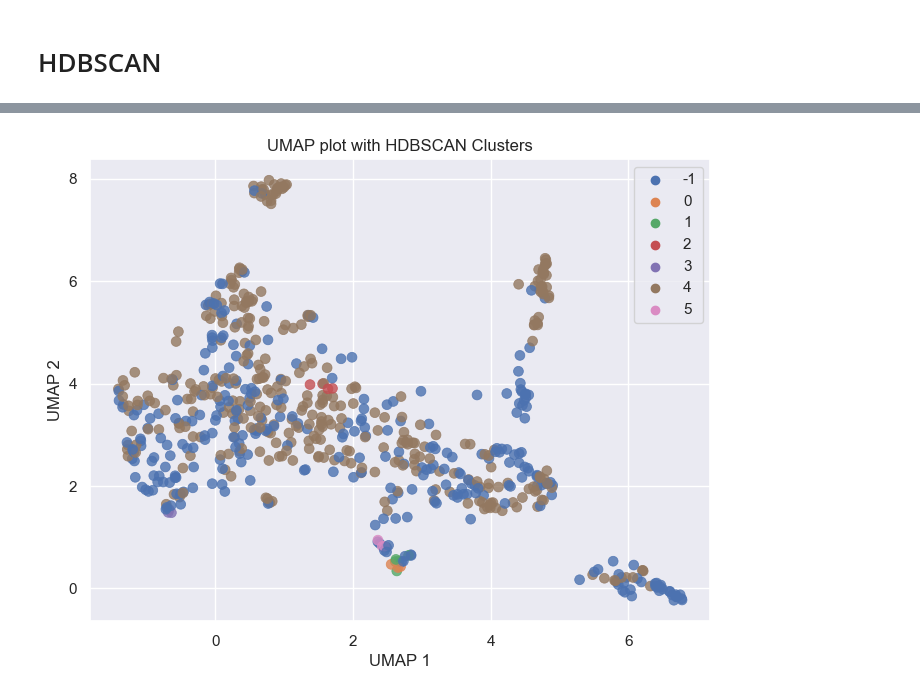
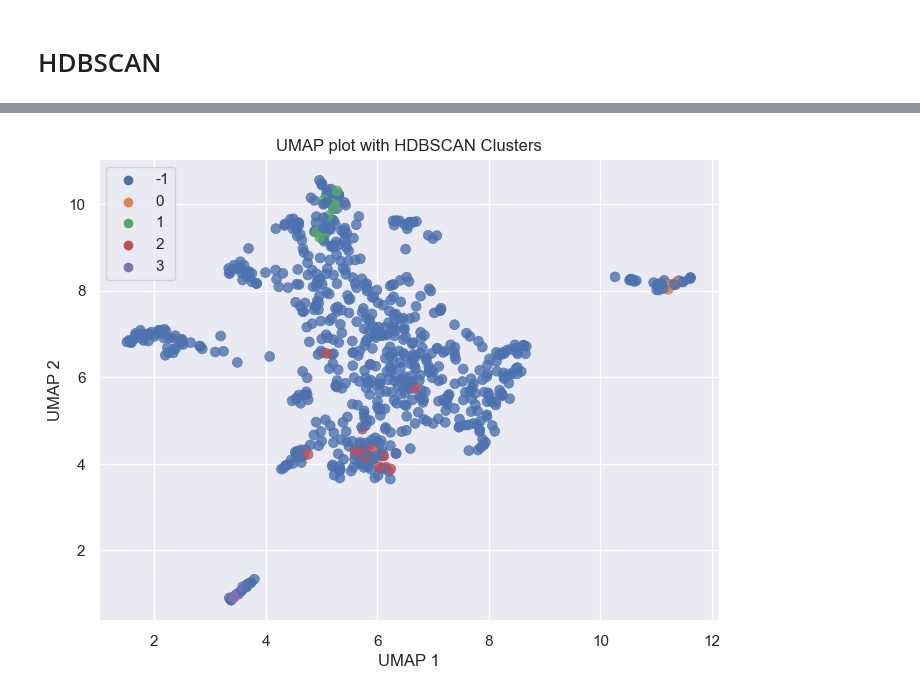
Before and after one commit to AkashRinge/Hierarchical-Risk-Parity, a Jupyter notebook: Portfolio_Construction_with_HRP.ipynb, the cells around one changed output, grey strips where cells are left out. Cells and saved outputs as stored; diff of their text form; code cells hidden in the pictures.

Commit message:
Added clusters in HDBSCAN

```diff
--- a/Portfolio_Construction_with_HRP.ipynb
+++ b/Portfolio_Construction_with_HRP.ipynb
@@ -272,11 +273,11 @@ for filename in files:
     ticker = filename.split('.feather')[0]
     df['date'] = pd.to_datetime(df['date'])
     df = df[df['date'].dt.year == 2021]
-    if len(df) == 252:
-        df.rename(columns={'ret': ticker}, inplace=True)
-        df.drop(columns=['ticker'], inplace=True)
-        dfs.append(df)
+    df.rename(columns={'ret': ticker}, inplace=True)
+    df.drop(columns=['ticker'], inplace=True)
+    dfs.append(df.reset_index(drop=True))
 # %%
-merged_df = reduce(lambda x, y: pd.merge(x, y, on='date', how='inner'), dfs)
+dfs = [df.drop_duplicates(subset=['date']) for df in dfs]
+merged_df = reduce(lambda x, y: pd.merge(x, y, on='date', how='left'), dfs)
 merged_df
 # %% [output]
@@ -296,4 +297,9 @@ merged_df
 # %%
-#returns_df = merged_df.set_index('date')
-#returns_df = returns_df.T
+returns_df = merged_df.set_index('date')
+nan_percentage = (returns_df.isnull().sum() / len(returns_df)) * 100
+threshold = 100
+columns_to_drop = nan_percentage[nan_percentage >= threshold].index
+returns_df = returns_df.drop(columns=columns_to_drop)
+returns_df = returns_df.T
 returns_df = returns_df.fillna(0)
+returns_df
@@ -300,22 +320,22 @@ returns_df = returns_df.fillna(0)
 # %%
 scaler = StandardScaler()
 df_scaled = scaler.fit_transform(returns_df)
 
 # Apply HDBSCAN
-clusterer = hdbscan.HDBSCAN(min_cluster_size=2, min_samples=2)
+clusterer = hdbscan.HDBSCAN(min_cluster_size=2, min_samples=10, metric='euclidean')
 cluster_labels = clusterer.fit_predict(df_scaled)
 
 # Apply UMAP for dimensionality reduction
 reducer = umap.UMAP(random_state=42)
 embedding = reducer.fit_transform(df_scaled)
 
 # Plot the clusters
 plt.figure(figsize=(8, 6))
 palette = sns.color_palette('deep', len(set(cluster_labels)))
 sns.scatterplot(*embedding.T, hue=cluster_labels, palette=palette, s=50, alpha=0.8, edgecolor=None)
 plt.title('UMAP plot with HDBSCAN Clusters')
 plt.xlabel('UMAP 1')
 plt.ylabel('UMAP 2')
 plt.show()
 # %% [output]
-[figure, old version]
+[figure, new version]
```
Also changed, not shown: parts of 12 cells of this notebook.
